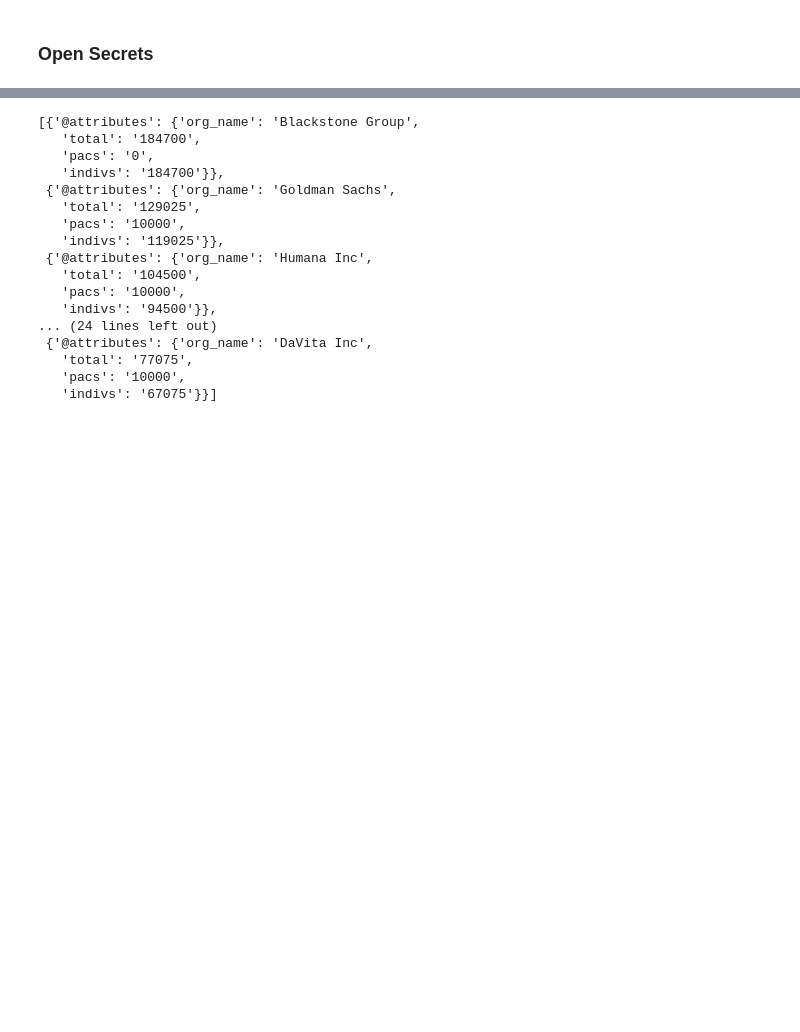
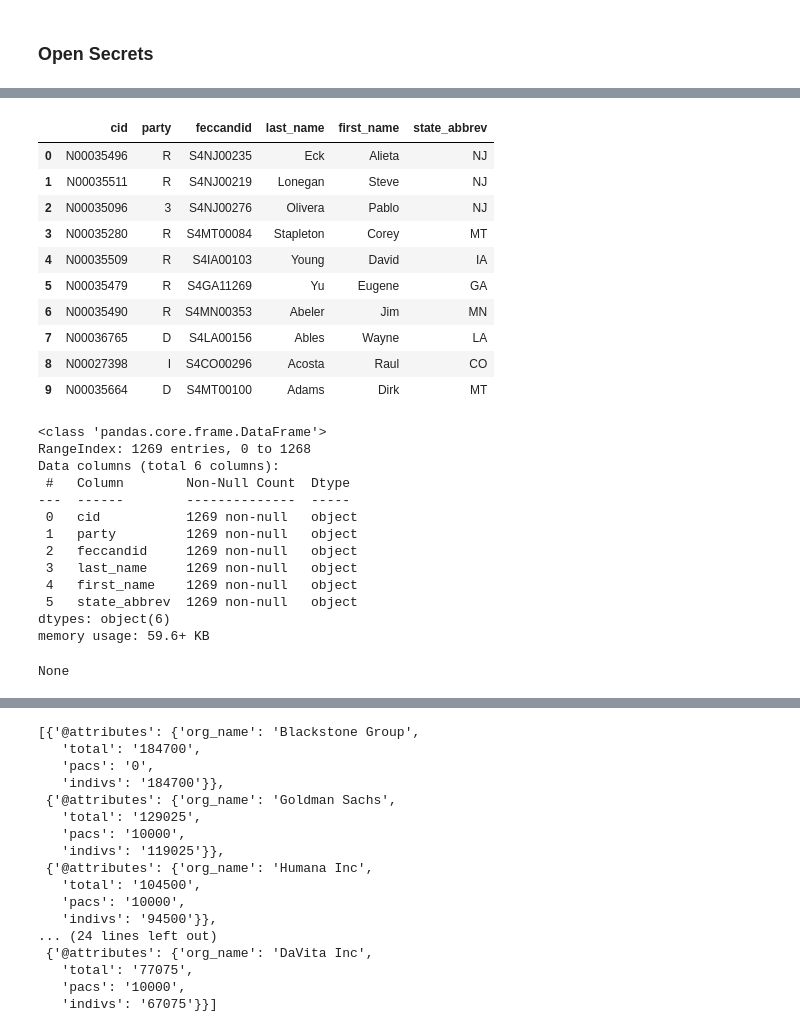
Before and after one commit to zapatos24/senator_nlp_vote_prediction, a Jupyter notebook: sm_project_data_gathering.ipynb, the cells around one changed output, grey strips where cells are left out. Saved outputs shown, nothing was run; the diff lists cells and outputs as text; code cells hidden in the pictures; blank space fills up the shorter version.

```diff
--- a/sm_project_data_gathering.ipynb
+++ b/sm_project_data_gathering.ipynb
@@ -280,0 +315,45 @@ None
+# %%
+#drop any duplicate candidates
+crp_ids.drop_duplicates(subset='CID', keep='last', inplace=True, ignore_index=True)
+
+#create new columns for last name, first name, and any middle names for easy comparison to voteview data
+crp_ids['last_name'] = crp_ids['CRPName'].apply(lambda x: x.split(', ')[0].capitalize())
+crp_ids['first_name'] = crp_ids['CRPName'].apply(lambda x: x.split(', ')[1].split(' ')[0].capitalize())
+
+#rename the column to match the members DataFrame
+crp_ids['state_abbrev'] = crp_ids['Office'].apply(lambda x: x[:2])
+
+#drop unnecessary columns
+crp_ids.drop(['CRPName', 'Office'], axis=1, inplace=True)
+
+#rename the columns to be all lower case (to match members_df)
+crp_ids.columns = [x.lower() for x in crp_ids.columns]
+
+display(crp_ids.head(10))
+display(crp_ids.info())
+# %% [output]
+|  | cid | party | feccandid | last_name | first_name | state_abbrev |
+| 0 | N00035496 | R | S4NJ00235 | Eck | Alieta | NJ |
+| 1 | N00035511 | R | S4NJ00219 | Lonegan | Steve | NJ |
+| 2 | N00035096 | 3 | S4NJ00276 | Olivera | Pablo | NJ |
+| 3 | N00035280 | R | S4MT00084 | Stapleton | Corey | MT |
+| 4 | N00035509 | R | S4IA00103 | Young | David | IA |
+| 5 | N00035479 | R | S4GA11269 | Yu | Eugene | GA |
+| 6 | N00035490 | R | S4MN00353 | Abeler | Jim | MN |
+| 7 | N00036765 | D | S4LA00156 | Ables | Wayne | LA |
+| 8 | N00027398 | I | S4CO00296 | Acosta | Raul | CO |
+| 9 | N00035664 | D | S4MT00100 | Adams | Dirk | MT |
+<class 'pandas.core.frame.DataFrame'>
+RangeIndex: 1269 entries, 0 to 1268
+Data columns (total 6 columns):
+ #   Column        Non-Null Count  Dtype
+---  ------        --------------  -----
+ 0   cid           1269 non-null   object
+ 1   party         1269 non-null   object
+ 2   feccandid     1269 non-null   object
+ 3   last_name     1269 non-null   object
+ 4   first_name    1269 non-null   object
+ 5   state_abbrev  1269 non-null   object
+dtypes: object(6)
+memory usage: 59.6+ KB
+None
```
Also changed, not shown: parts of 14 cells of this notebook, 1 other file.
